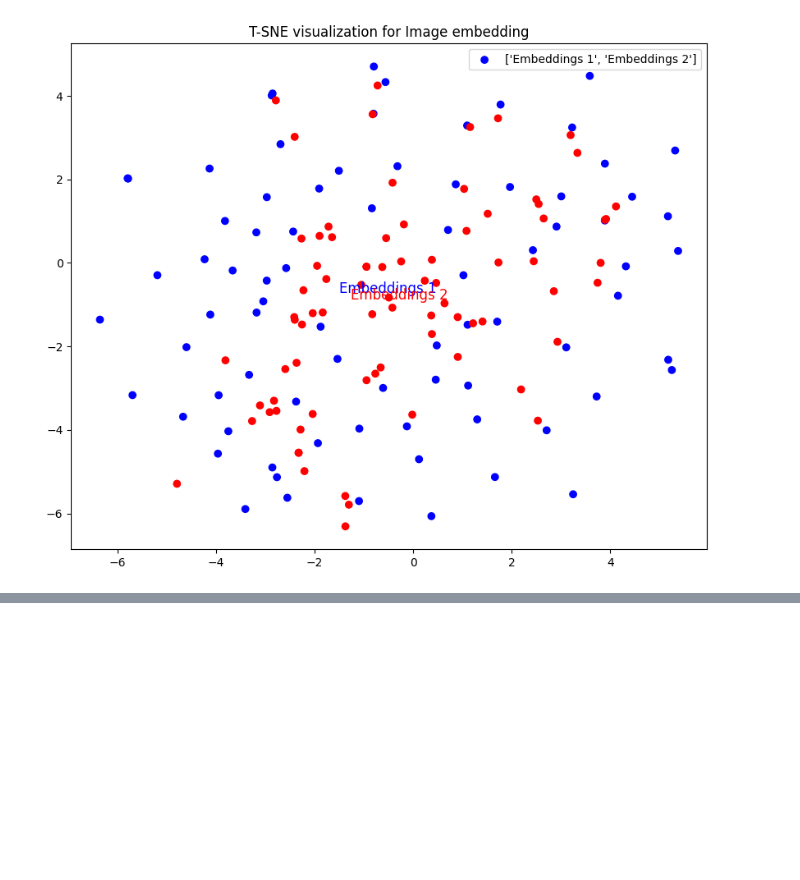
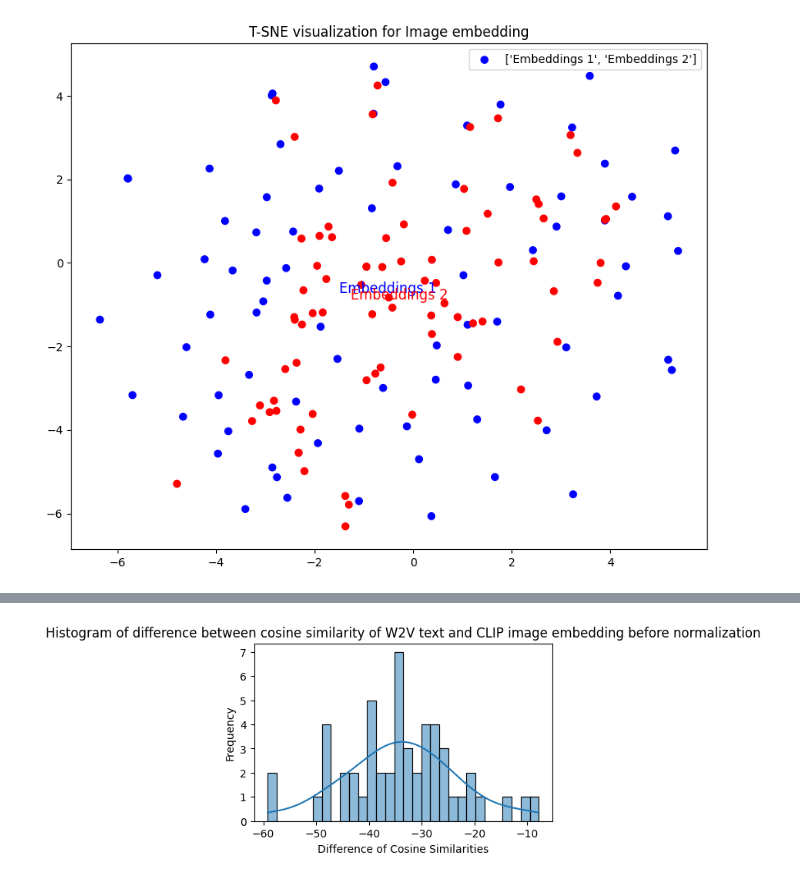
Before and after one commit to ShwetaliShimangaud/Investigating-the-Arithmetic-of-Visual-Embeddings, a Jupyter notebook: cosine_diff.ipynb, the cells around one changed output, grey strips where cells are left out. Saved outputs shown, nothing was run; the diff lists cells and outputs as text; code cells hidden in the pictures; blank space fills up the shorter version.

```diff
--- a/cosine_diff.ipynb
+++ b/cosine_diff.ipynb
@@ -271,0 +268,3 @@ visualize_embeddings(embeddings_offset,fourth_word_embedding, words, 'T-SNE visu
+# %%
+df_wv = pd.read_csv('data_word2vec.csv')
+df_wv.columns
@@ -271,0 +280,16 @@ visualize_embeddings(embeddings_offset,fourth_word_embedding, words, 'T-SNE visu
+# %%
+df_wv['w2v_diff_cos_before_normalization'] = df_wv['cos_image_before_normalization'] - df_wv['w2v_cos_text_before_normalization']
+df_wv['w2v_diff_rho_before_normalization'] = df_wv['rho_image_before_normalization'] - df_wv['w2v_rho_text_before_normalization']
+df_wv['w2v_diff_cos_after_normalization'] = df_wv['cos_image_after_normalization'] - df_wv['w2v_cos_text_after_normalization']
+df_wv['w2v_diff_rho_after_normalization'] = df_wv['rho_image_after_normalization'] - df_wv['w2v_rho_text_after_normalization']
+df_wv.to_csv('data_word2vec.csv', index=False)
+# %%
+# Histogram
+plt.figure(figsize=(5, 3))
+sns.histplot(df_wv['w2v_diff_cos_before_normalization'], bins=30, kde=True)
+plt.title('Histogram of difference between cosine similarity of W2V text and CLIP image embedding before normalization')
+plt.xlabel('Difference of Cosine Similarities')
+plt.ylabel('Frequency')
+plt.show()
+# %% [output]
+[figure, added]
```
Also changed, not shown: parts of 14 cells of this notebook.
